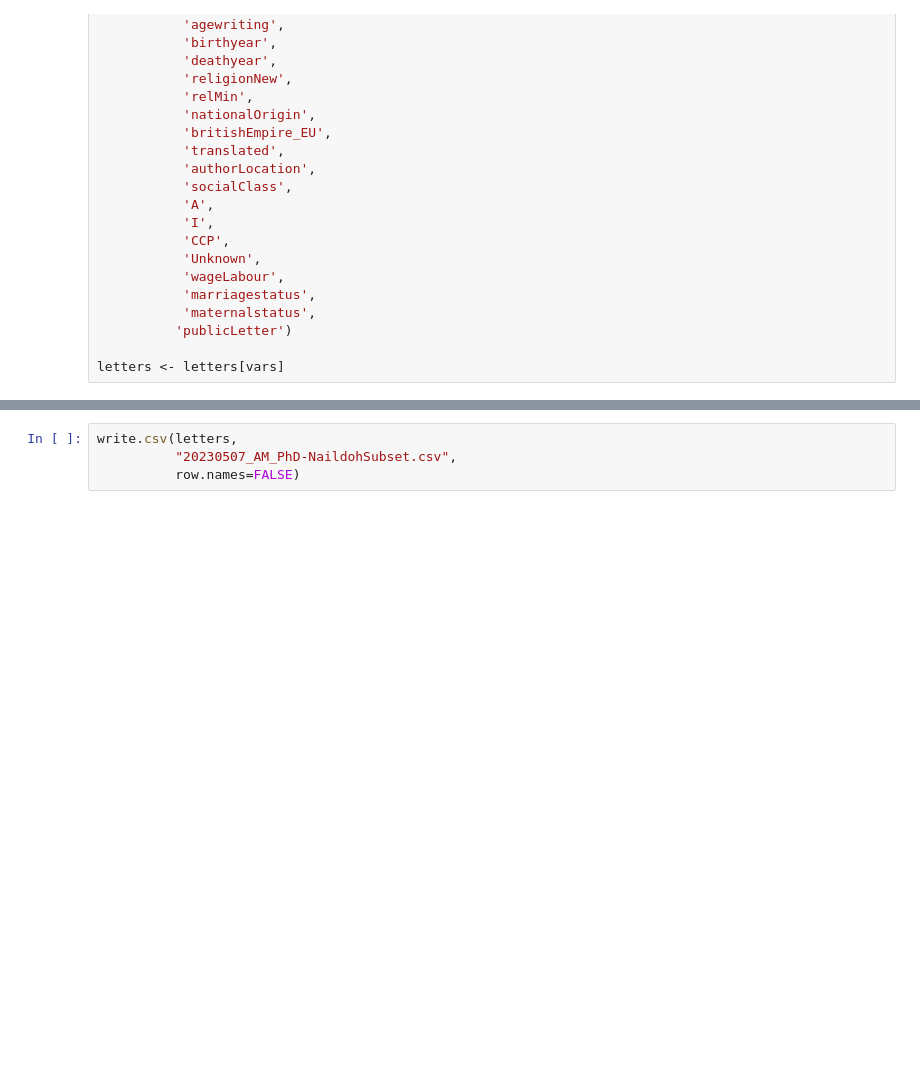
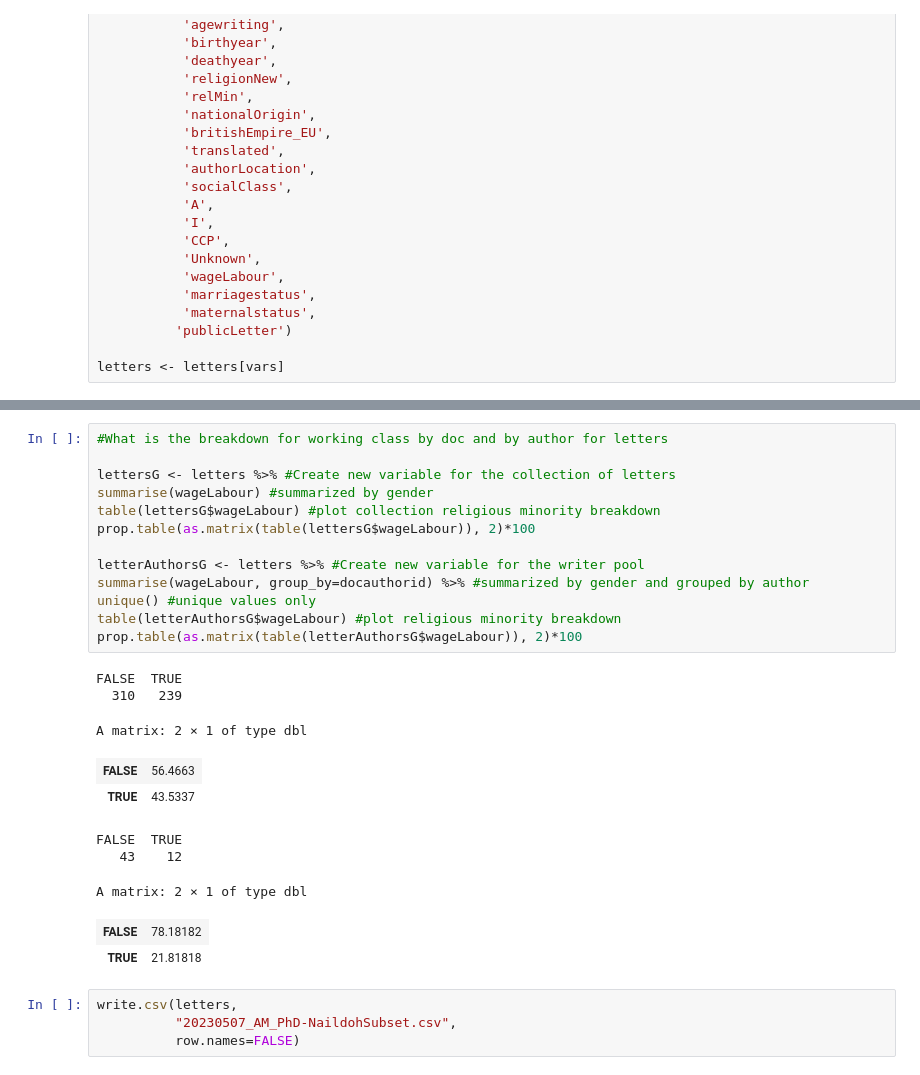
Before and after one commit to menyalas/dissertation, a Jupyter notebook: 20230507_AM_PhD-NaildohClass02.ipynb, the cells around one changed output, grey strips where cells are left out. Drawn from its saved outputs; the diff is of its cells as text; blank space fills up the shorter version.

```diff
--- a/20230507_AM_PhD-NaildohClass02.ipynb
+++ b/20230507_AM_PhD-NaildohClass02.ipynb
@@ -1200,3 +1247,27 @@ summary(letters)
+# %%
+#What is the breakdown for working class by doc and by author for letters
+
+lettersG <- letters %>% #Create new variable for the collection of letters
+summarise(wageLabour) #summarized by gender
+table(lettersG$wageLabour) #plot collection religious minority breakdown
+prop.table(as.matrix(table(lettersG$wageLabour)), 2)*100
+
+letterAuthorsG <- letters %>% #Create new variable for the writer pool
+summarise(wageLabour, group_by=docauthorid) %>% #summarized by gender and grouped by author
+unique() #unique values only
+table(letterAuthorsG$wageLabour) #plot religious minority breakdown
+prop.table(as.matrix(table(letterAuthorsG$wageLabour)), 2)*100
+# %% [output]
+FALSE  TRUE
+  310   239
+A matrix: 2 × 1 of type dbl
+| FALSE | 56.4663 |
+| TRUE | 43.5337 |
+FALSE  TRUE
+   43    12
+A matrix: 2 × 1 of type dbl
+| FALSE | 78.18182 |
+| TRUE | 21.81818 |
 # %%
 write.csv(letters,
           "20230507_AM_PhD-NaildohSubset.csv",
```
Also changed, not shown: parts of 6 cells of this notebook.
